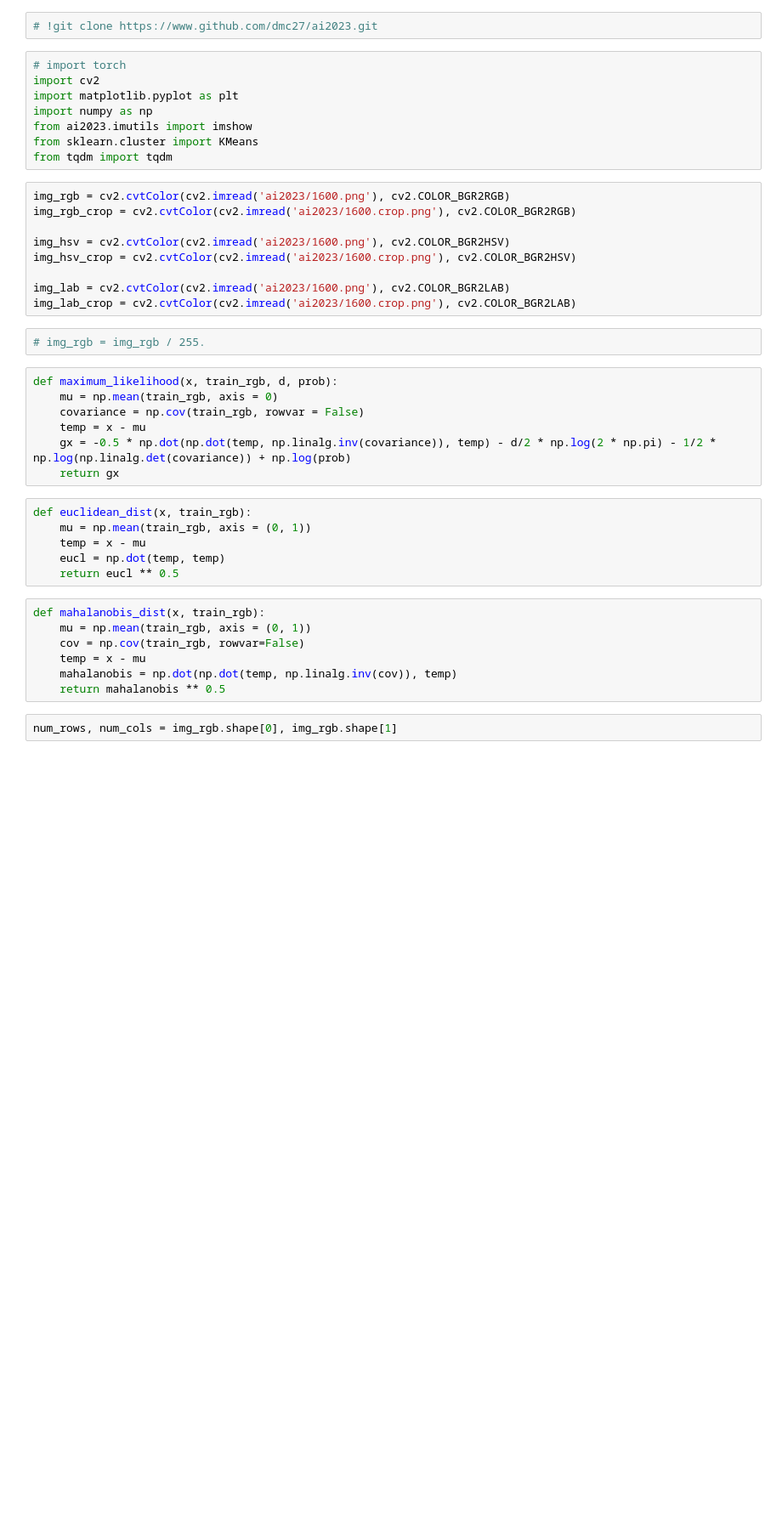
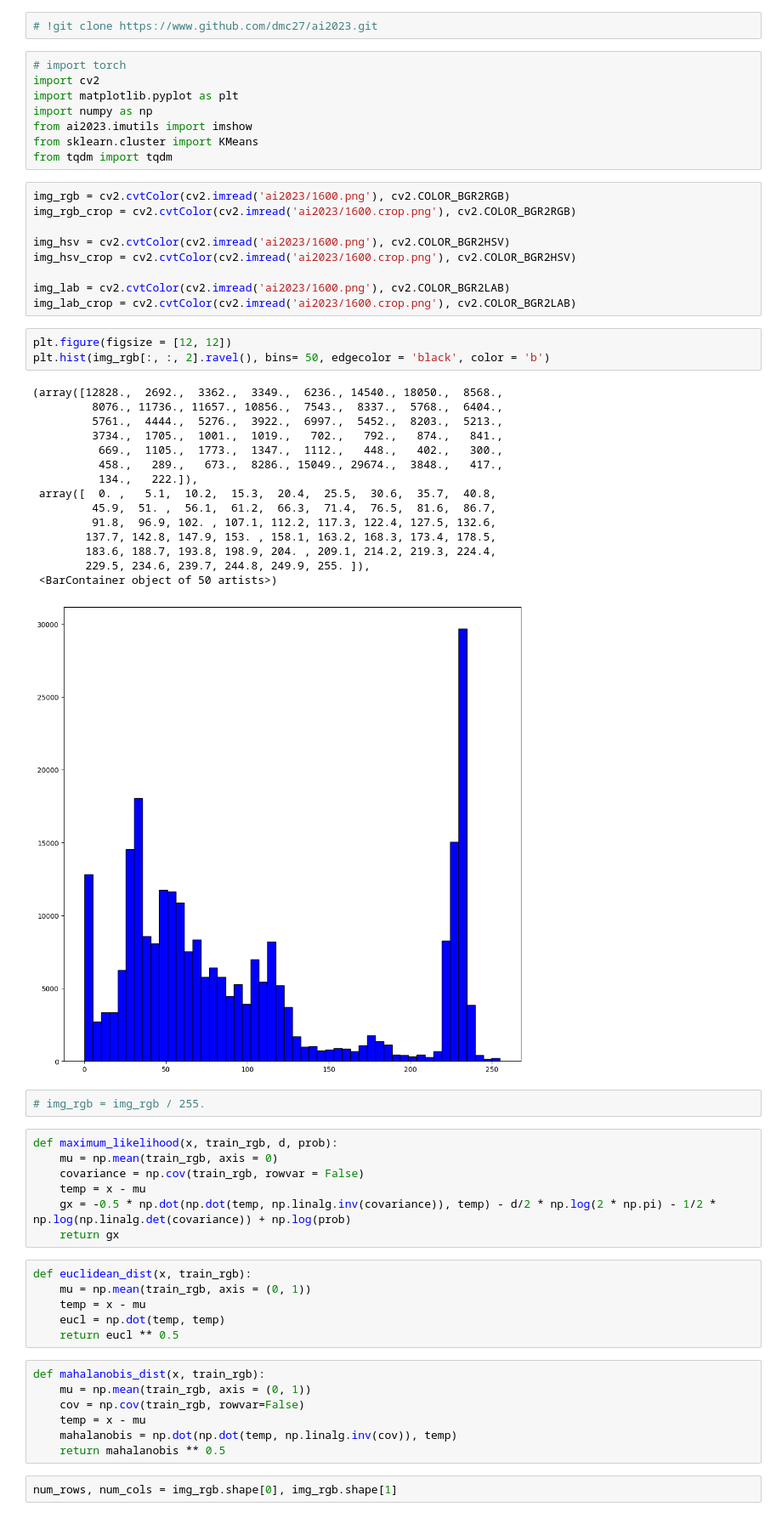
Before and after one commit to blacfli/ai_assigment1, a Jupyter notebook: Week3_Knowledge_based_1.ipynb, the cells around one changed output. Shown at 85% size. Drawn from its saved outputs; the diff is of its cells as text; blank space fills up the shorter version.

```diff
--- a/Week3_Knowledge_based_1.ipynb
+++ b/Week3_Knowledge_based_1.ipynb
@@ -17,6 +17,25 @@ img_hsv_crop = cv2.cvtColor(cv2.imread('ai2023/1600.crop.png'), cv2.COLOR_BGR2HS
 
 img_lab = cv2.cvtColor(cv2.imread('ai2023/1600.png'), cv2.COLOR_BGR2LAB)
 img_lab_crop = cv2.cvtColor(cv2.imread('ai2023/1600.crop.png'), cv2.COLOR_BGR2LAB)
+# %%
+plt.figure(figsize = [12, 12])
+plt.hist(img_rgb[:, :, 2].ravel(), bins= 50, edgecolor = 'black', color = 'b')
+# %% [output]
+(array([12828.,  2692.,  3362.,  3349.,  6236., 14540., 18050.,  8568.,
+         8076., 11736., 11657., 10856.,  7543.,  8337.,  5768.,  6404.,
+         5761.,  4444.,  5276.,  3922.,  6997.,  5452.,  8203.,  5213.,
+         3734.,  1705.,  1001.,  1019.,   702.,   792.,   874.,   841.,
+          669.,  1105.,  1773.,  1347.,  1112.,   448.,   402.,   300.,
+          458.,   289.,   673.,  8286., 15049., 29674.,  3848.,   417.,
+          134.,   222.]),
+ array([  0. ,   5.1,  10.2,  15.3,  20.4,  25.5,  30.6,  35.7,  40.8,
+         45.9,  51. ,  56.1,  61.2,  66.3,  71.4,  76.5,  81.6,  86.7,
+         91.8,  96.9, 102. , 107.1, 112.2, 117.3, 122.4, 127.5, 132.6,
+        137.7, 142.8, 147.9, 153. , 158.1, 163.2, 168.3, 173.4, 178.5,
+        183.6, 188.7, 193.8, 198.9, 204. , 209.1, 214.2, 219.3, 224.4,
+        229.5, 234.6, 239.7, 244.8, 249.9, 255. ]),
+ <BarContainer object of 50 artists>)
+[figure, added]
 # %%
 # img_rgb = img_rgb / 255.
 # %%
```
Also changed, not shown: parts of 6 cells of this notebook.
